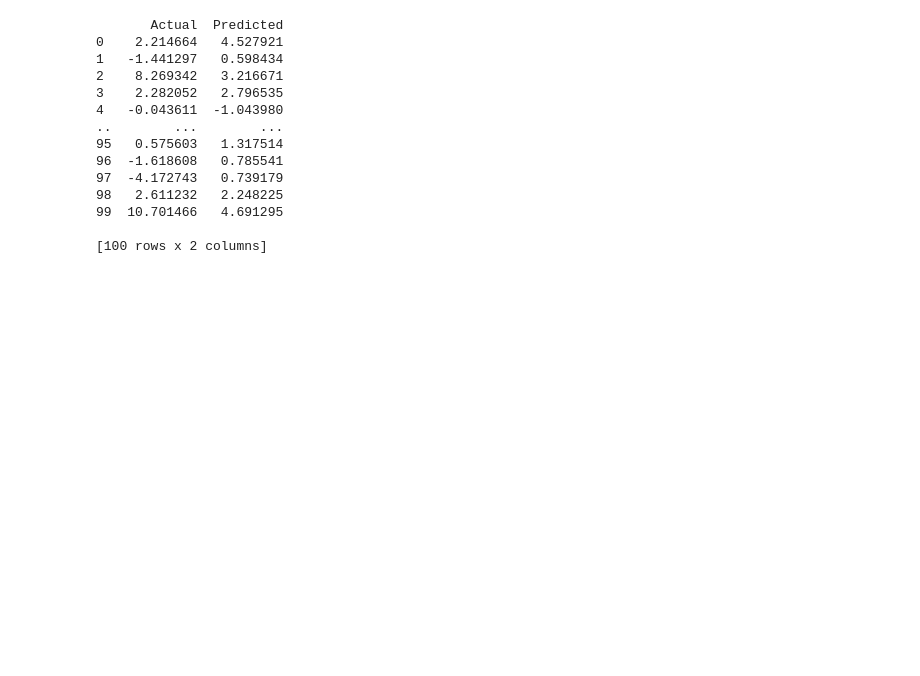
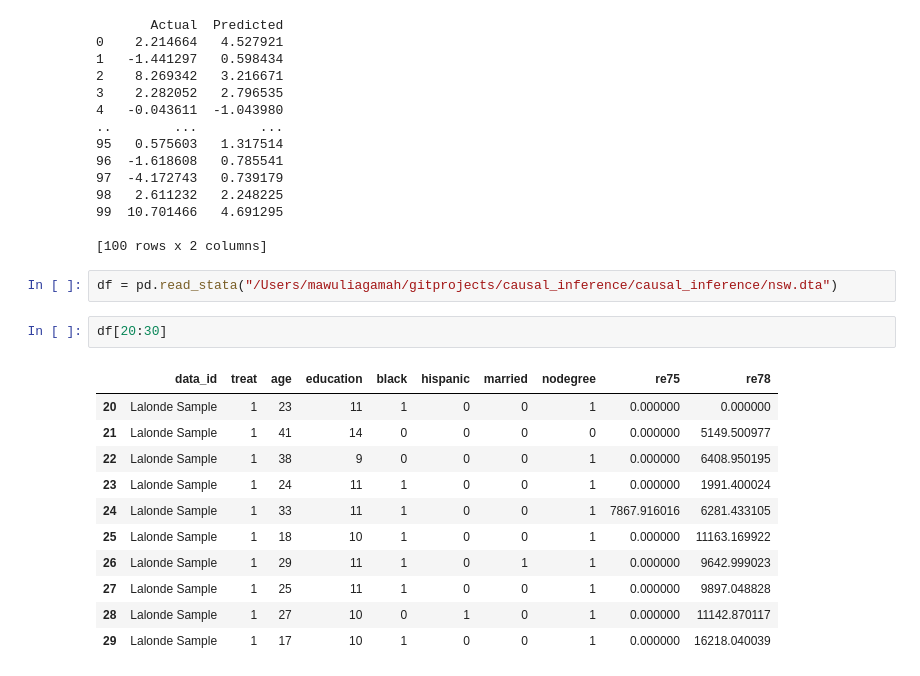
Before and after one commit to MawuliAgamah/ml-propensity-score-matching, a Jupyter notebook: sythnesis of RCT-1.ipynb, the cells around one changed output. Saved outputs shown, nothing was run; the diff lists cells and outputs as text; blank space fills up the shorter version.

```diff
--- a/sythnesis of RCT-1.ipynb
+++ b/sythnesis of RCT-1.ipynb
@@ -177,3 +134,19 @@ print(df_preds)
 99  10.701466   4.691295
 
 [100 rows x 2 columns]
+# %%
+df = pd.read_stata("/Users/mawuliagamah/gitprojects/causal_inference/causal_inference/nsw.dta")
+# %%
+df[20:30]
+# %% [output]
+|  | data_id | treat | age | education | black | hispanic | married | nodegree | re75 | re78 |
+| 20 | Lalonde Sample | 1 | 23 | 11 | 1 | 0 | 0 | 1 | 0.000000 | 0.000000 |
+| 21 | Lalonde Sample | 1 | 41 | 14 | 0 | 0 | 0 | 0 | 0.000000 | 5149.500977 |
+| 22 | Lalonde Sample | 1 | 38 | 9 | 0 | 0 | 0 | 1 | 0.000000 | 6408.950195 |
+| 23 | Lalonde Sample | 1 | 24 | 11 | 1 | 0 | 0 | 1 | 0.000000 | 1991.400024 |
+| 24 | Lalonde Sample | 1 | 33 | 11 | 1 | 0 | 0 | 1 | 7867.916016 | 6281.433105 |
+| 25 | Lalonde Sample | 1 | 18 | 10 | 1 | 0 | 0 | 1 | 0.000000 | 11163.169922 |
+| 26 | Lalonde Sample | 1 | 29 | 11 | 1 | 0 | 1 | 1 | 0.000000 | 9642.999023 |
+| 27 | Lalonde Sample | 1 | 25 | 11 | 1 | 0 | 0 | 1 | 0.000000 | 9897.048828 |
+| 28 | Lalonde Sample | 1 | 27 | 10 | 0 | 1 | 0 | 1 | 0.000000 | 11142.870117 |
+| 29 | Lalonde Sample | 1 | 17 | 10 | 1 | 0 | 0 | 1 | 0.000000 | 16218.040039 |
```
Also changed, not shown: parts of 14 cells of this notebook, 1 other file.
